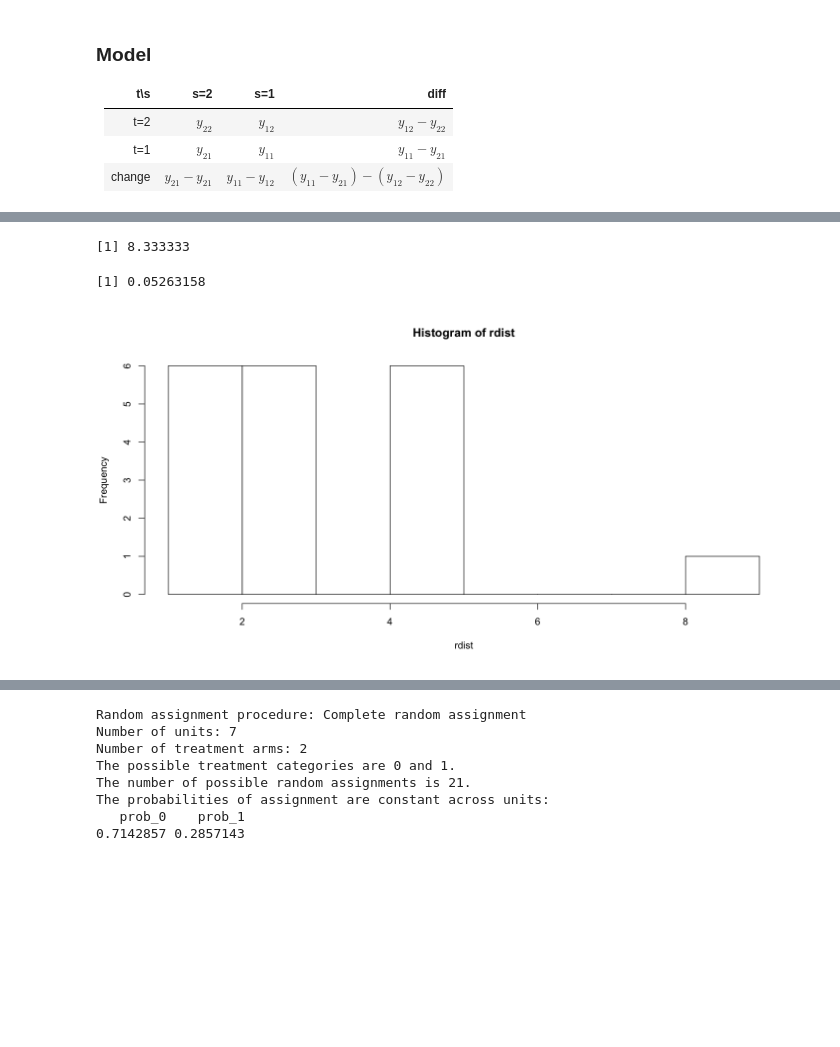
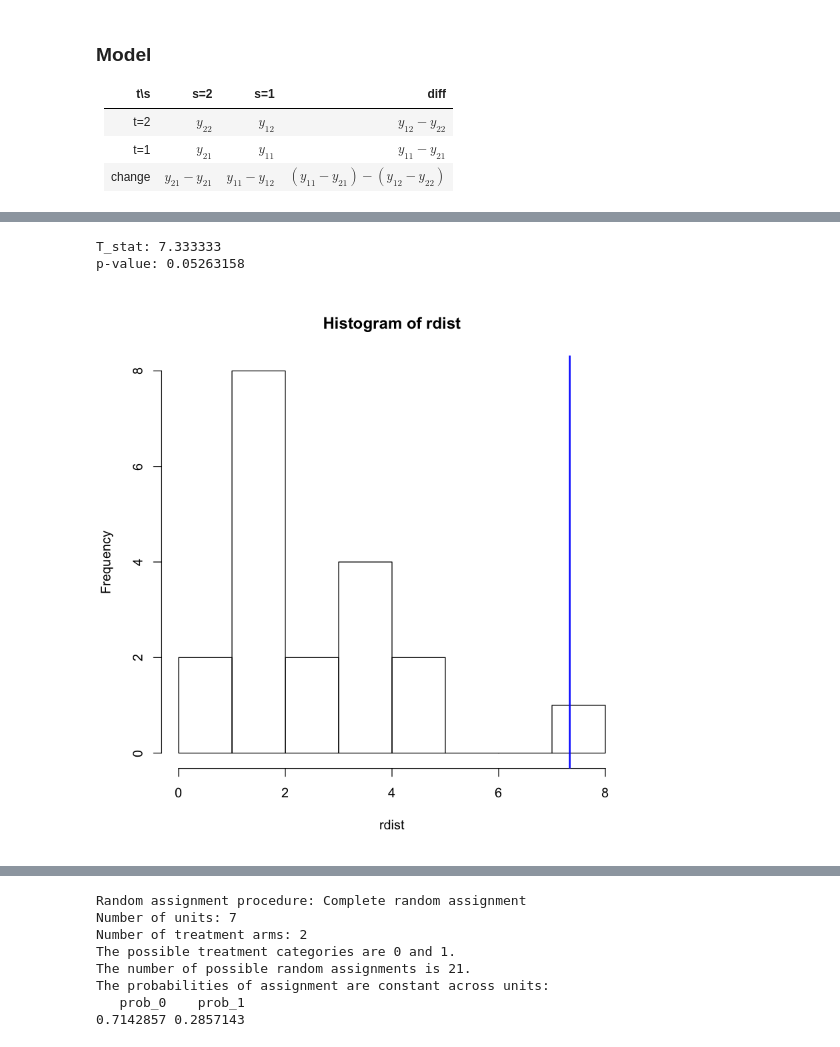
Before and after one commit to Yimdh/progress, a Jupyter notebook: stat/causalInference/[paper]usingCausalInference_Uber/02_Difference-in-difference.ipynb, the cells around one changed output, grey strips where cells are left out. Drawn from its saved outputs; the diff is of its cells as text; code cells hidden in the pictures; blank space fills up the shorter version.

```diff
--- a/stat/causalInference/[paper]usingCausalInference_Uber/02_Difference-in-difference.ipynb
+++ b/stat/causalInference/[paper]usingCausalInference_Uber/02_Difference-in-difference.ipynb
@@ -78,25 +113,31 @@ i : 시점에 자유로움
 # %%
 #install.packages('ri')
 #install.packages('gtools')
 library(gtools)
 library('ri')
-y<-c(10,10,10,4,0,1)
+library('DT')
+#basic
+i<-1:6
+y<-c(10,8,9,4,0,1)
 D<-c(1,1,1,0,0,0)
+
 T_stat<-abs(mean(mean(y[D==1]) - mean(y[D==0])))
-Dbold<-genperms(D)
 
 diff_mean <- function(index,value){return(abs(mean(value[index])-mean(value[-index])))}
 
 cb<-combinations(6,3)
 rdist<-rep(0,nrow(cb))
 for (i in 1:nrow(cb)){
     rdist[i]<-diff_mean(cb[i,],y)
     if(all(which(D==1)==cb[i,])) rdist[i]<-NA
     }
+
+cat('T_stat:',T_stat,'\n')
+cat('p-value:',mean(rdist>=T_stat,na.rm=TRUE))
+
 hist(rdist)
-T_stat
-mean(rdist>=T_stat,na.rm=TRUE)
+abline(v=T_stat,col='blue',lwd=2)
 # %% [output]
-[1] 8.333333
+T_stat: 7.333333
+p-value: 0.05263158
-[1] 0.05263158
-[figure, old version]
+[figure, new version]
```
Also changed, not shown: parts of 5 cells of this notebook.
